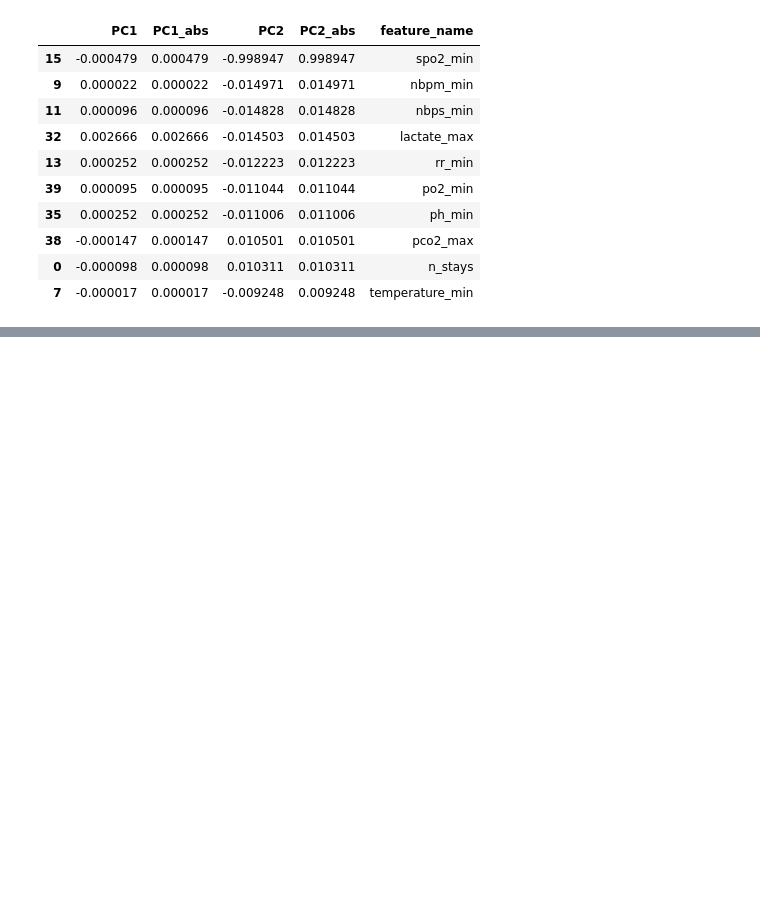
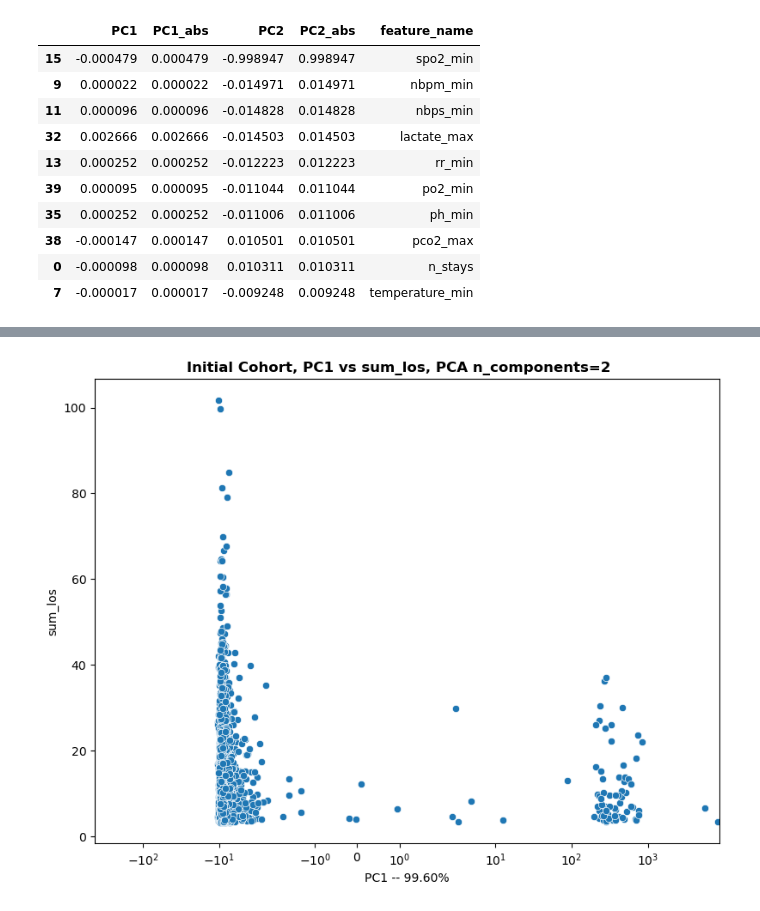
Before and after one commit to johnsonjzhou/comp90089-project, a Jupyter notebook: cluster/pca_v2.ipynb, the cells around one changed output, grey strips where cells are left out. Cells and saved outputs as stored; diff of their text form; code cells hidden in the pictures; blank space fills up the shorter version.

```diff
--- a/cluster/pca_v2.ipynb
+++ b/cluster/pca_v2.ipynb
@@ -117,0 +166,16 @@ components.sort_values(by="PC2_abs", ascending=False).head(10)
+# %%
+fig, ax = plt.subplots()
+fig.set_size_inches(8, 6)
+fig.tight_layout()
+
+sns.scatterplot(df_pca, x="PC1", y="sum_los", ax=ax)
+
+ax.set_xscale("symlog")
+ax.set_xlabel(f"PC1 -- {(100 * pca.explained_variance_ratio_[0]):.2f}%")
+
+fig.suptitle("Initial Cohort, PC1 vs sum_los, PCA n_components=2",
+             fontweight="semibold", y=1.0)
+
+plt.show()
+# %% [output]
+[figure, added]
```
Also changed, not shown: parts of 6 cells of this notebook, 1 other file.
